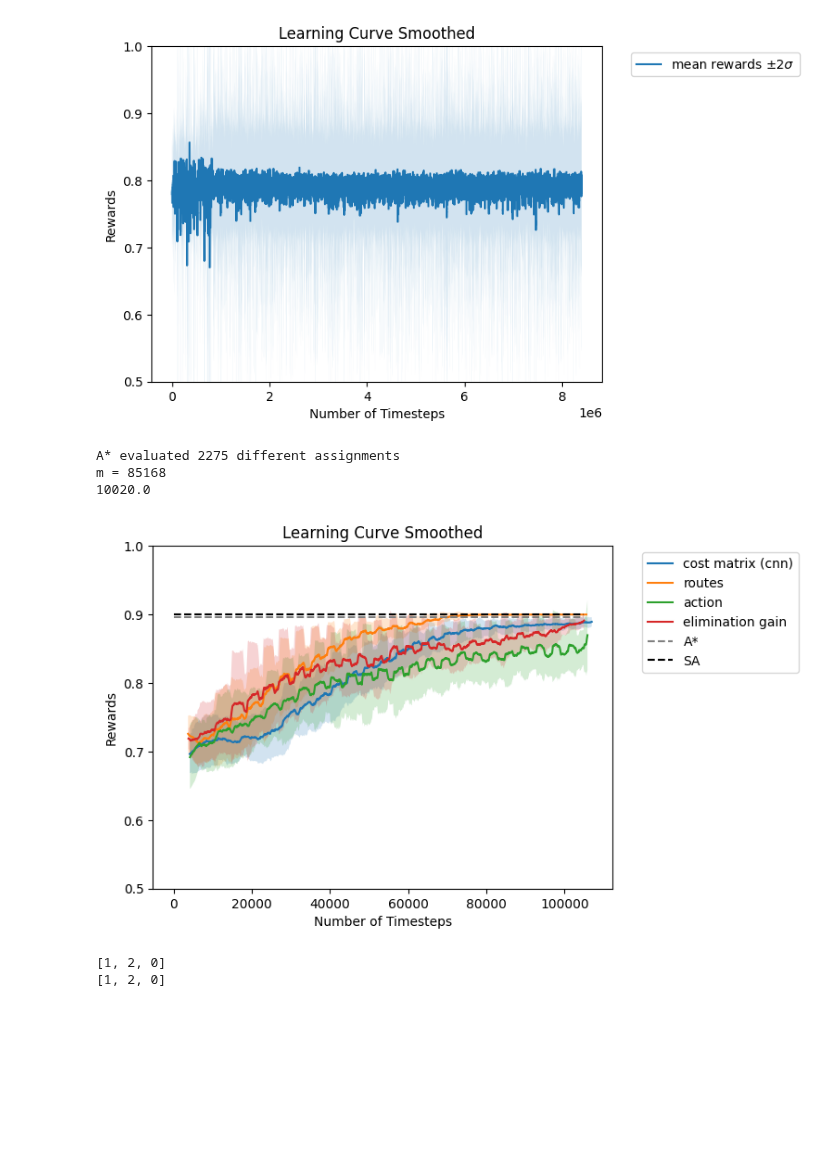
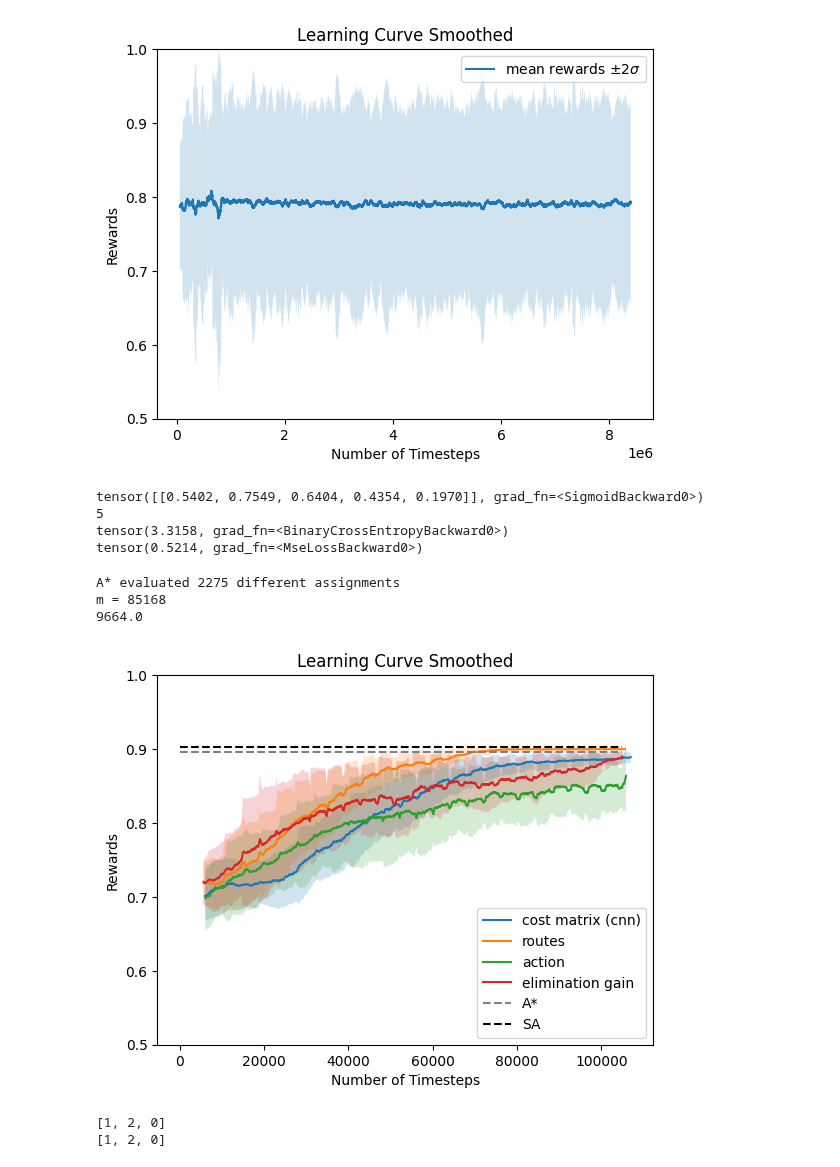
Before and after one commit to Farid-Najar/TransportersDilemma, a Jupyter notebook: RL/results.ipynb, the cells around one changed output. Cells and saved outputs as stored; diff of their text form; code cells hidden in the pictures; blank space fills up the shorter version.

```diff
--- a/RL/results.ipynb
+++ b/RL/results.ipynb
@@ -23,6 +23,7 @@ def moving_average(values, window):
 def plot_results(log_folder,
                  title="Learning Curve",
                  label = None,
+                 window = 75,
                  ):
     """
     plot the results
@@ -31,7 +32,7 @@ def plot_results(log_folder,
     :param title: (str) the title of the task to plot
     """
     x, y = ts2xy(load_results(log_folder), "timesteps")
-    y, std = moving_average(y, window=50)
+    y, std = moving_average(y, window=window)
     # Truncate x
     x = x[len(x) - len(y) :]
 
@@ -45,7 +46,7 @@ def plot_results(log_folder,
     plt.ylim((0.5,1))
     plt.title(title + " Smoothed")
     # plt.legend()
-    plt.legend(bbox_to_anchor=(1.05, 1.0), loc='upper left')
+    # plt.legend(bbox_to_anchor=(1.05, 1.0), loc='upper left')
     return x
     # plt.show()
 # %%
@@ -64,8 +68,27 @@ _ = plot_results(log_dir)
 # %%
-_ = plot_results('./')
-# plt.savefig('long_run')
+_ = plot_results('./', window=1000)
+plt.legend()
+plt.savefig('long_run')
 # %% [output]
-[figure, old version]
+[figure, new version]
+# %%
+import torch
+from torch import nn
+
+m = nn.Sigmoid()
+loss = nn.BCELoss(reduction='sum')
+input = torch.randn(1, 5, requires_grad=True)
+target = torch.rand(1, 5, requires_grad=False)
+output = loss(m(input), target)
+print(m(input))
+print(target.nelement())
+print(output)
+print(nn.MSELoss(reduction='sum')(m(input), target))
+# %% [output]
+tensor([[0.5402, 0.7549, 0.6404, 0.4354, 0.1970]], grad_fn=<SigmoidBackward0>)
+5
+tensor(3.3158, grad_fn=<BinaryCrossEntropyBackward0>)
+tensor(0.5214, grad_fn=<MseLossBackward0>)
 # %%
 K = 100
 import sys
@@ -90,7 +113,7 @@ dests = np.load(f'destinations_K{K}.npy')
 env = RemoveActionEnv(game = g, saved_routes = routes, saved_dests=dests,
             #   obs_mode='action',
             action_mode = 'all_nodes',
-              change_instance = False, rewards_mode='normalized_terminal', instance_id = id)
+              change_instance = False, rewards_mode='normalized_terminal', instance_id = 0)
 env.reset()
 res_A = A_Star(deepcopy(env._env))#, max_time=120)
 action_SA, *_ = recuit(deepcopy(env._env), 5000, 1,0.9999, H=100_000)
@@ -112,24 +135,24 @@ o, r_GTS, d, _, info = env.step(a)
 # %% [output]
 A* evaluated 2275 different assignments
 m = 85168
-10020.0
+9664.0
 # %%
-id = 0
-_ = plot_results(f'ppo_mask/rewardMode(normalized_terminal)_obsMode(cost_matrix)_steps(100000)_instanceID{id}/', label='cost matrix (cnn)')#, show_hlines=True)
-_ = plot_results(f'ppo_mask/rewardMode(normalized_terminal)_obsMode(routes)_steps(100000)_instanceID{id}/', label='routes')#, show_hlines=True)
-_ = plot_results(f'ppo_mask/rewardMode(normalized_terminal)_obsMode(action)_steps(100000)_instanceID{id}/', label='action')#, show_hlines=True)
-x = plot_results(f'ppo_mask/rewardMode(normalized_terminal)_obsMode(elimination_gain)_steps(100000)_instanceID{id}/', label='elimination gain')#, show_hlines=True)
+idx = 0
+_ = plot_results(f'ppo_mask/rewardMode(normalized_terminal)_obsMode(cost_matrix)_steps(100000)_instanceID{idx}/', label='cost matrix (cnn)')#, show_hlines=True)
+_ = plot_results(f'ppo_mask/rewardMode(normalized_terminal)_obsMode(routes)_steps(100000)_instanceID{idx}/', label='routes')#, show_hlines=True)
+_ = plot_results(f'ppo_mask/rewardMode(normalized_terminal)_obsMode(action)_steps(100000)_instanceID{idx}/', label='action')#, show_hlines=True)
+x = plot_results(f'ppo_mask/rewardMode(normalized_terminal)_obsMode(elimination_gain)_steps(100000)_instanceID{idx}/', label='elimination gain')#, show_hlines=True)
 
 plt.hlines(r_A, 0, x[-1], linestyles = '--', label='A*', colors='gray')
 # plt.hlines(r_GTS, 0, x[-1], linestyles = '--', label='GTS', colors='blue')
 plt.hlines(r_SA, 0, x[-1], linestyles = '--', label='SA', colors='black')
 
-plt.legend(bbox_to_anchor=(1.05, 1.0), loc='upper left')
+plt.legend(loc='lower right')
 plt.savefig('RL')
 # plt.hlines(r_model, 0, x[-1], label='model', colors='red')
 # plt.hlines((r_SA+1e5)/1e5, 0, x[-1], label='SA', colors='green')
 # %% [output]
-[figure, old version]
+[figure, new version]
 # %%
 def add0(l):
     l.append(0)
```
Also changed, not shown: parts of 2 cells of this notebook, 23 other files.
